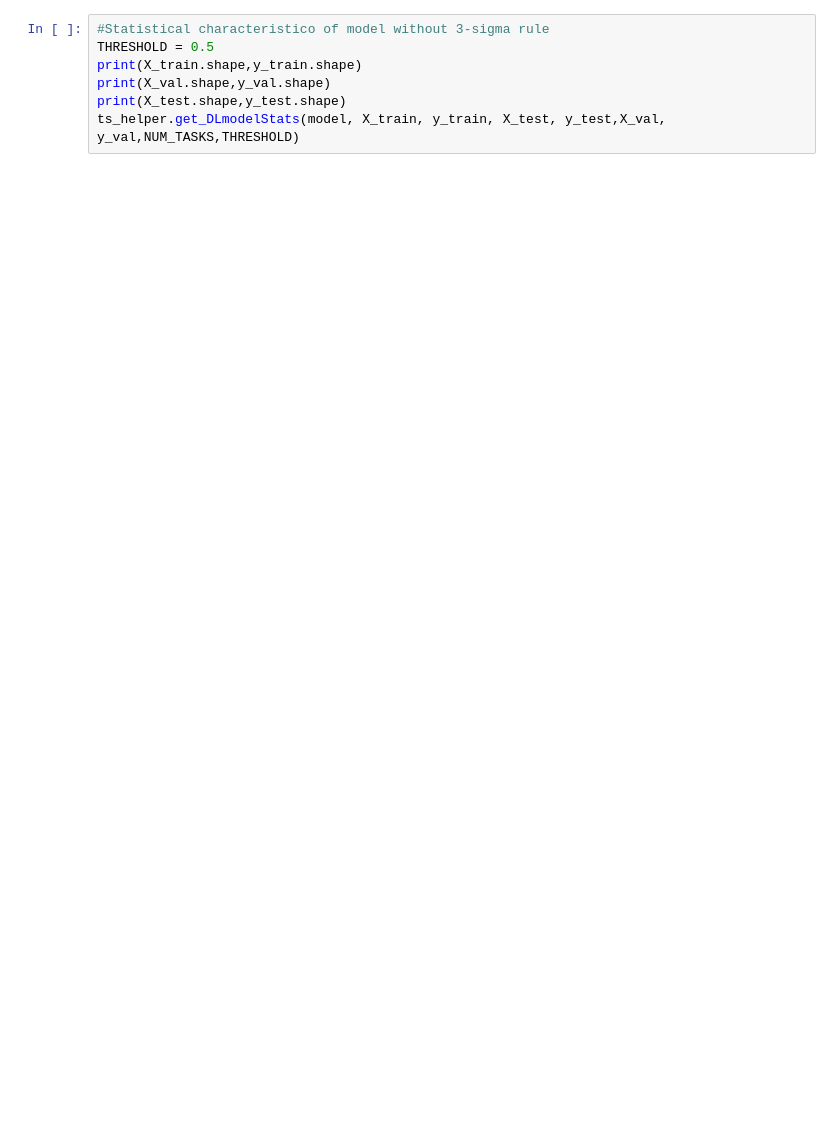
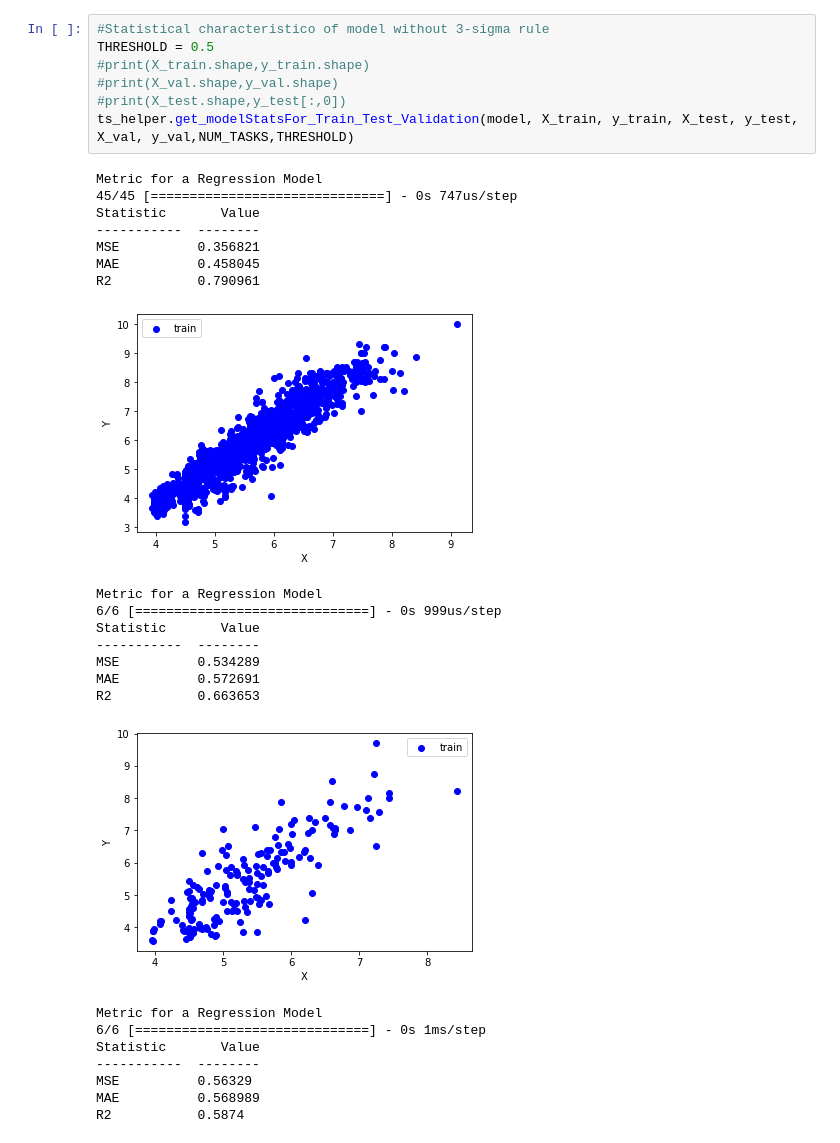
Before and after one commit to Laplace-py/Tropical, a Jupyter notebook: Github_Artigo/BaseModel_Regression_FFNN.ipynb, the cells around one changed output. Cells and saved outputs as stored; diff of their text form; blank space fills up the shorter version.

```diff
--- a/Github_Artigo/BaseModel_Regression_FFNN.ipynb
+++ b/Github_Artigo/BaseModel_Regression_FFNN.ipynb
@@ -102,7 +156,31 @@ ts_helper.plot_history(history)
 # %%
 #Statistical characteristico of model without 3-sigma rule
 THRESHOLD = 0.5
-print(X_train.shape,y_train.shape)
-print(X_val.shape,y_val.shape)
-print(X_test.shape,y_test.shape)
-ts_helper.get_DLmodelStats(model, X_train, y_train, X_test, y_test,X_val, y_val,NUM_TASKS,THRESHOLD)
+#print(X_train.shape,y_train.shape)
+#print(X_val.shape,y_val.shape)
+#print(X_test.shape,y_test[:,0])
+ts_helper.get_modelStatsFor_Train_Test_Validation(model, X_train, y_train, X_test, y_test, X_val, y_val,NUM_TASKS,THRESHOLD)
+# %% [output]
+Metric for a Regression Model
+45/45 [==============================] - 0s 747us/step
+Statistic       Value
+-----------  --------
+MSE          0.356821
+MAE          0.458045
+R2           0.790961
+[figure, added]
+Metric for a Regression Model
+6/6 [==============================] - 0s 999us/step
+Statistic       Value
+-----------  --------
+MSE          0.534289
+MAE          0.572691
+R2           0.663653
+[figure, added]
+Metric for a Regression Model
+6/6 [==============================] - 0s 1ms/step
+Statistic       Value
+-----------  --------
+MSE          0.56329
+MAE          0.568989
+R2           0.5874
```
Also changed, not shown: parts of 7 cells of this notebook, 15 other files.
